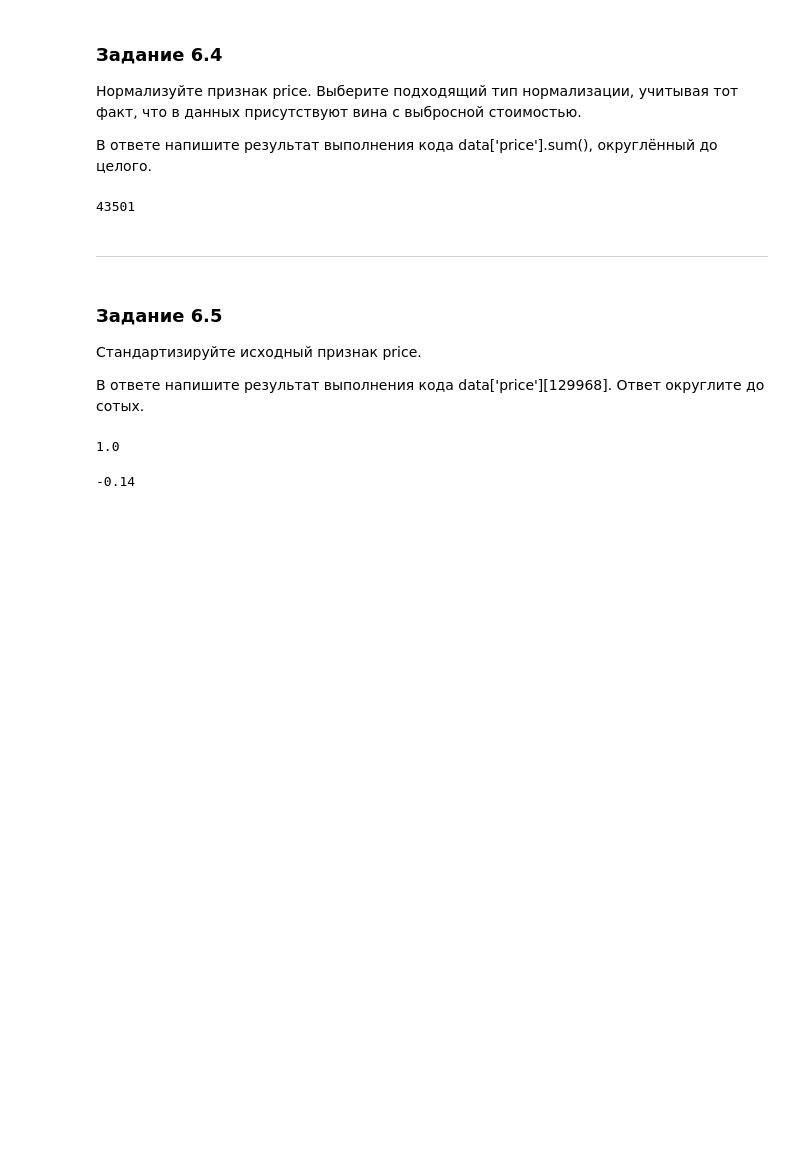
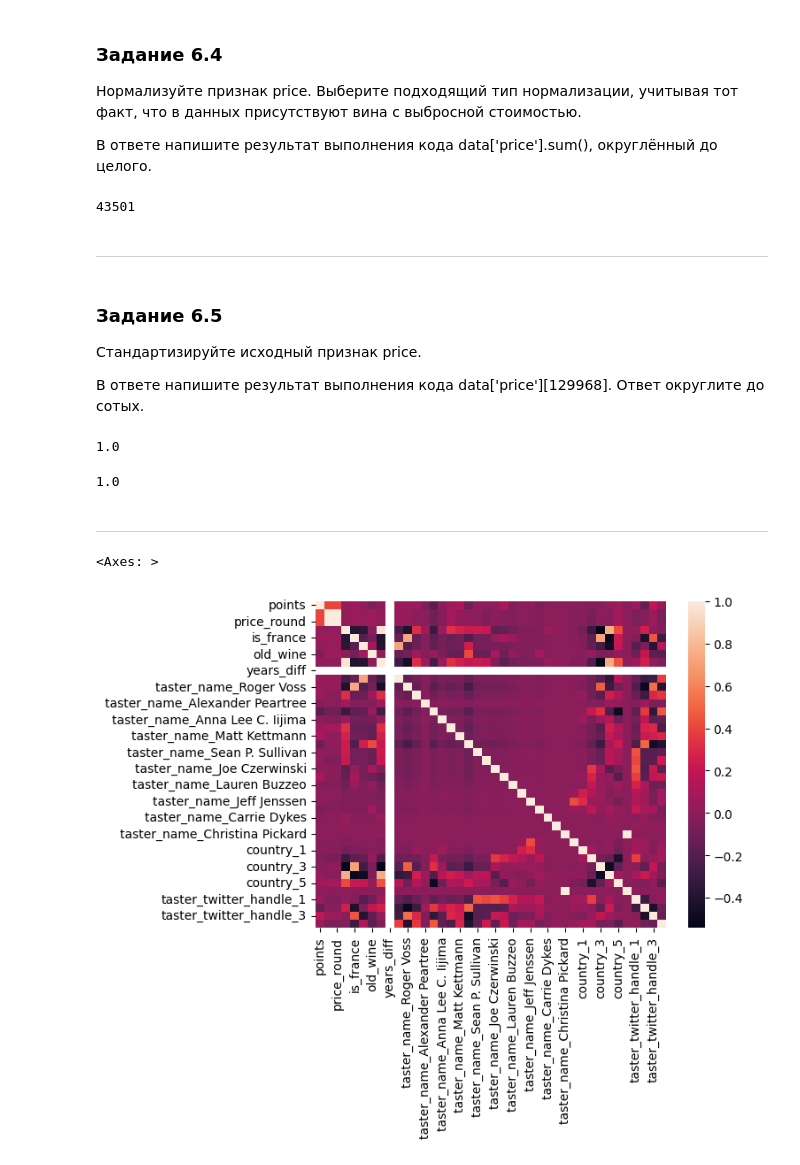
Before and after one commit to Ildar-Shamaev/EDA, a Jupyter notebook: EDA_03_Feature_design/EDA_1.ipynb, the cells around one changed output. Cells and saved outputs as stored; diff of their text form; code cells hidden in the pictures; blank space fills up the shorter version.

```diff
--- a/EDA_03_Feature_design/EDA_1.ipynb
+++ b/EDA_03_Feature_design/EDA_1.ipynb
@@ -343,7 +343,18 @@ df_r['price'][129968].round(2)
 # %% [output]
 1.0
 # %%
-data['price'] = preprocessing.StandardScaler().fit_transform(np.array(data['price']).reshape(-1,1))
-data['price'][129968].round(2)
+df_r['price'] = preprocessing.StandardScaler().fit_transform(np.array(df['price']).reshape(-1,1))
+df_r['price'][129968].round(2)
 # %% [output]
--0.14
+1.0
+# %% [markdown]
+***
+# %%
+# импортируем seaborn для построения графиков
+import seaborn as sns
+
+# отсеиваем числовые признаки и включаем отображение коэффициентов
+sns.heatmap(df.corr(numeric_only=True))
+# %% [output]
+<Axes: >
+[figure, added]
```
Also changed, not shown: parts of 4 cells of this notebook, 4 other files.
